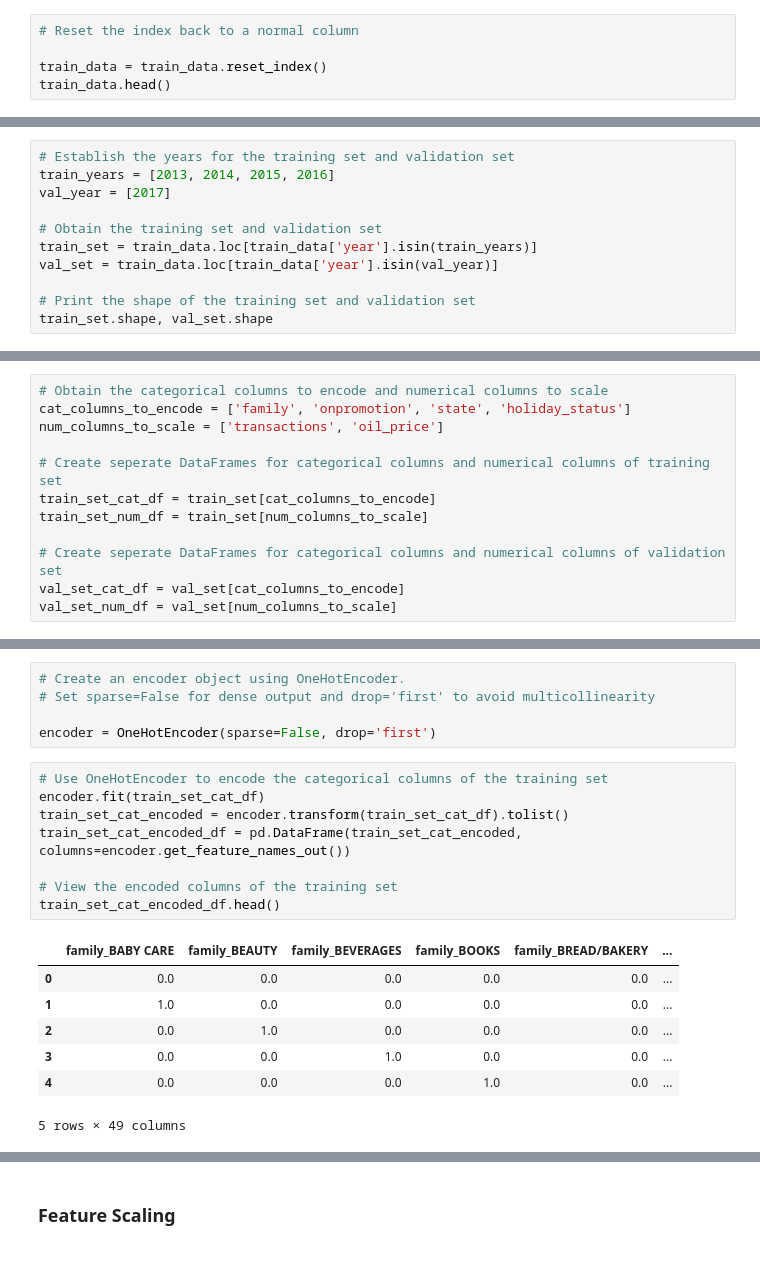
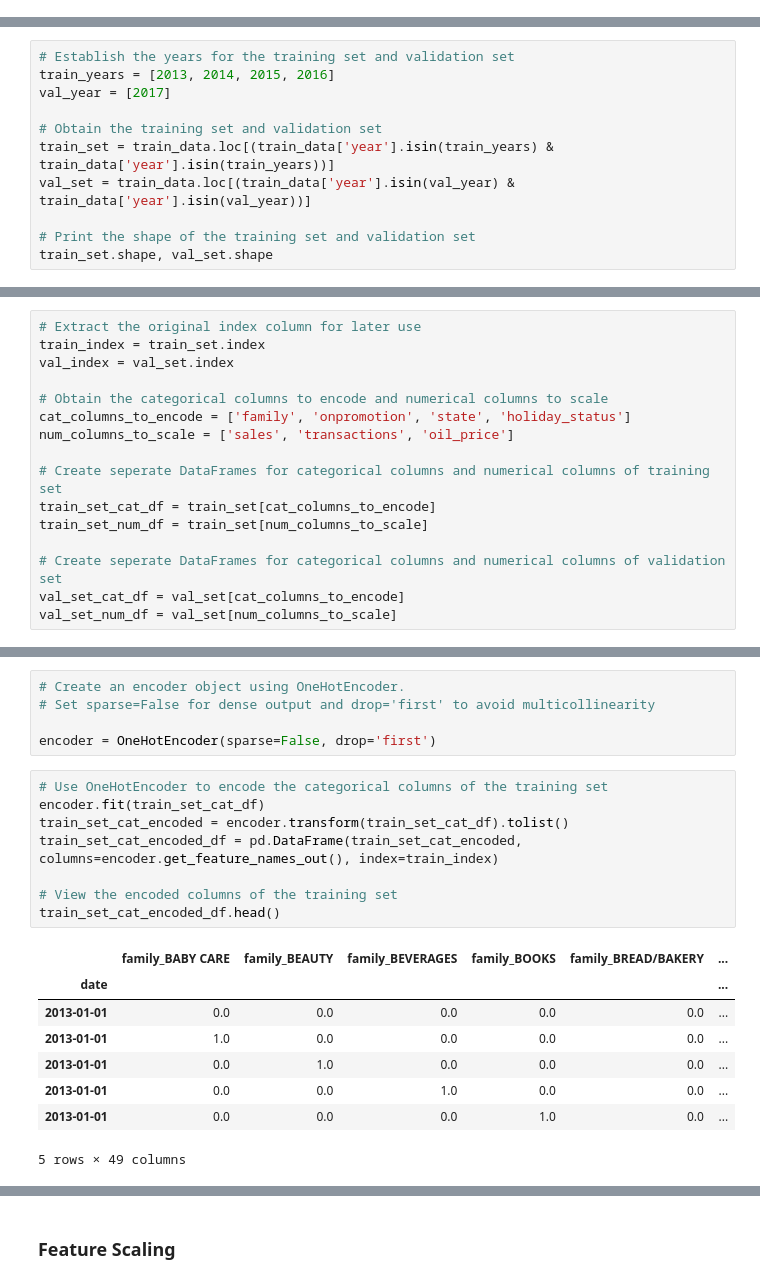
Before and after one commit to iameberedavid/Time-Series-Forecasting-Analysis-For-Corporation-Favorita, a Jupyter notebook: Jupyter Notebook.ipynb, the cells around one changed output, grey strips where cells are left out. Saved outputs shown, nothing was run; the diff lists cells and outputs as text.

```diff
--- a/Jupyter Notebook.ipynb
+++ b/Jupyter Notebook.ipynb
@@ -1027,8 +1018,3 @@ From the data provided, Corporation Favorita made it's lowest sales in 2013 and
 # Make a copy of the train_merged dataset on which to perform feature engineering
 
 train_data = train_merged.copy()
-# %%
-# Reset the index back to a normal column
-
-train_data = train_data.reset_index()
-train_data.head()
@@ -1095,8 +1074,8 @@ train_years = [2013, 2014, 2015, 2016]
 val_year = [2017]
 
 # Obtain the training set and validation set
-train_set = train_data.loc[train_data['year'].isin(train_years)]
-val_set = train_data.loc[train_data['year'].isin(val_year)]
+train_set = train_data.loc[(train_data['year'].isin(train_years) & train_data['year'].isin(train_years))]
+val_set = train_data.loc[(train_data['year'].isin(val_year) & train_data['year'].isin(val_year))]
 
 # Print the shape of the training set and validation set
 train_set.shape, val_set.shape
@@ -1126,7 +1104,11 @@ memory usage: 191.5+ MB
 # %%
+# Extract the original index column for later use
+train_index = train_set.index
+val_index = val_set.index
+
 # Obtain the categorical columns to encode and numerical columns to scale
 cat_columns_to_encode = ['family', 'onpromotion', 'state', 'holiday_status']
-num_columns_to_scale = ['transactions', 'oil_price']
+num_columns_to_scale = ['sales', 'transactions', 'oil_price']
 
 # Create seperate DataFrames for categorical columns and numerical columns of training set
 train_set_cat_df = train_set[cat_columns_to_encode]
@@ -1145,17 +1127,18 @@ encoder = OneHotEncoder(sparse=False, drop='first')
 # %%
 # Use OneHotEncoder to encode the categorical columns of the training set
 encoder.fit(train_set_cat_df)
 train_set_cat_encoded = encoder.transform(train_set_cat_df).tolist()
-train_set_cat_encoded_df = pd.DataFrame(train_set_cat_encoded, columns=encoder.get_feature_names_out())
+train_set_cat_encoded_df = pd.DataFrame(train_set_cat_encoded, columns=encoder.get_feature_names_out(), index=train_index)
 
 # View the encoded columns of the training set
 train_set_cat_encoded_df.head()
 # %% [output]
 |  | family_BABY CARE | family_BEAUTY | family_BEVERAGES | family_BOOKS | family_BREAD/BAKERY | ... |
-| 0 | 0.0 | 0.0 | 0.0 | 0.0 | 0.0 | ... |
-| 1 | 1.0 | 0.0 | 0.0 | 0.0 | 0.0 | ... |
-| 2 | 0.0 | 1.0 | 0.0 | 0.0 | 0.0 | ... |
-| 3 | 0.0 | 0.0 | 1.0 | 0.0 | 0.0 | ... |
-| 4 | 0.0 | 0.0 | 0.0 | 1.0 | 0.0 | ... |
+| date |  |  |  |  |  | ... |
+| 2013-01-01 | 0.0 | 0.0 | 0.0 | 0.0 | 0.0 | ... |
+| 2013-01-01 | 1.0 | 0.0 | 0.0 | 0.0 | 0.0 | ... |
+| 2013-01-01 | 0.0 | 1.0 | 0.0 | 0.0 | 0.0 | ... |
+| 2013-01-01 | 0.0 | 0.0 | 1.0 | 0.0 | 0.0 | ... |
+| 2013-01-01 | 0.0 | 0.0 | 0.0 | 1.0 | 0.0 | ... |
 5 rows × 49 columns
 # %%
```
Also changed, not shown: parts of 41 cells of this notebook.
